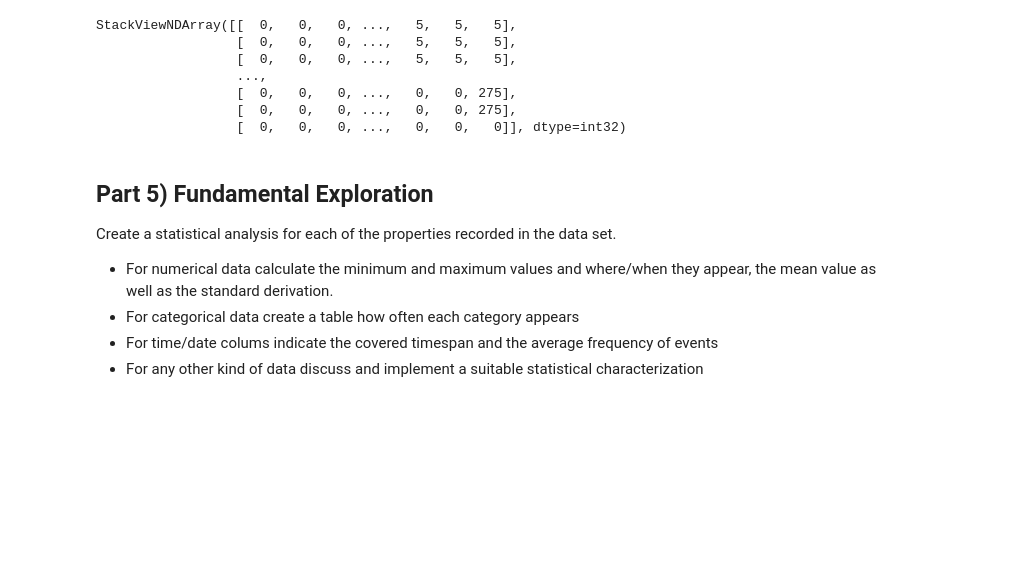
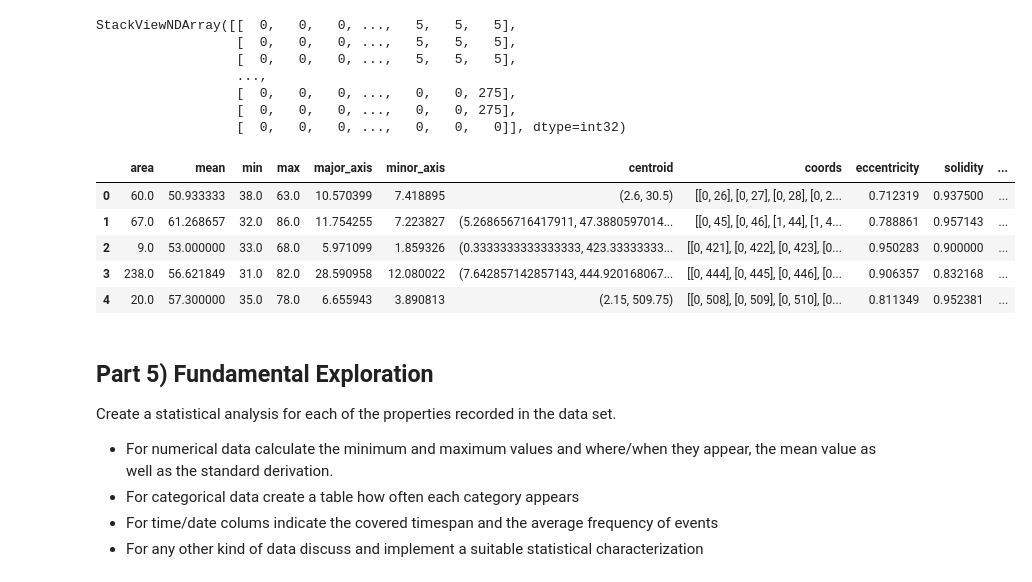
Before and after one commit to marabuuu/rse-lab, a Jupyter notebook: notebooks/RSE_assignment.ipynb, the cells around one changed output. Saved outputs shown, nothing was run; the diff lists cells and outputs as text; code cells hidden in the pictures; blank space fills up the shorter version.

```diff
--- a/notebooks/RSE_assignment.ipynb
+++ b/notebooks/RSE_assignment.ipynb
@@ -194,3 +102,32 @@ StackViewNDArray([[  0,   0,   0, ...,   5,   5,   5],
+# %%
+import pandas as pd
+statistics = {
+    'area':       [p.area               for p in properties],
+    'mean':       [p.mean_intensity     for p in properties],
+    'min':        [p.min_intensity      for p in properties],
+    'max':        [p.max_intensity      for p in properties],
+    'major_axis': [p.major_axis_length  for p in properties],
+    'minor_axis': [p.minor_axis_length for p in properties],
+    'centroid':   [p.centroid for p in properties],
+    'coords':     [p.coords for p in properties],
+
+    # added new properties
+    'eccentricity': [p.eccentricity for p in properties],
+    'solidity': [p.solidity for p in properties],
+    'extent': [p.extent for p in properties],
+    'perimeter': [p.perimeter for p in properties],
+    'equivalent_diameter': [p.equivalent_diameter for p in properties],
+}
+# %%
+df = pd.DataFrame(statistics)
+df.head()
+# %% [output]
+|  | area | mean | min | max | major_axis | minor_axis | centroid | coords | eccentricity | solidity | ... |
+| 0 | 60.0 | 50.933333 | 38.0 | 63.0 | 10.570399 | 7.418895 | (2.6, 30.5) | [[0, 26], [0, 27], [0, 28], [0, 2... | 0.712319 | 0.937500 | ... |
+| 1 | 67.0 | 61.268657 | 32.0 | 86.0 | 11.754255 | 7.223827 | (5.268656716417911, 47.3880597014... | [[0, 45], [0, 46], [1, 44], [1, 4... | 0.788861 | 0.957143 | ... |
+| 2 | 9.0 | 53.000000 | 33.0 | 68.0 | 5.971099 | 1.859326 | (0.3333333333333333, 423.33333333... | [[0, 421], [0, 422], [0, 423], [0... | 0.950283 | 0.900000 | ... |
+| 3 | 238.0 | 56.621849 | 31.0 | 82.0 | 28.590958 | 12.080022 | (7.642857142857143, 444.920168067... | [[0, 444], [0, 445], [0, 446], [0... | 0.906357 | 0.832168 | ... |
+| 4 | 20.0 | 57.300000 | 35.0 | 78.0 | 6.655943 | 3.890813 | (2.15, 509.75) | [[0, 508], [0, 509], [0, 510], [0... | 0.811349 | 0.952381 | ... |
 # %% [markdown]
 ## Part 5) Fundamental Exploration
 
```
Also changed, not shown: parts of 16 cells of this notebook.
